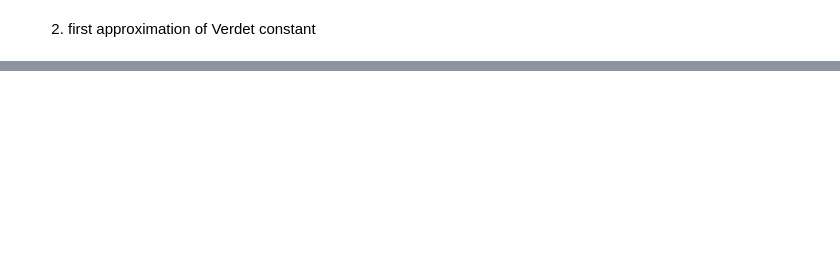
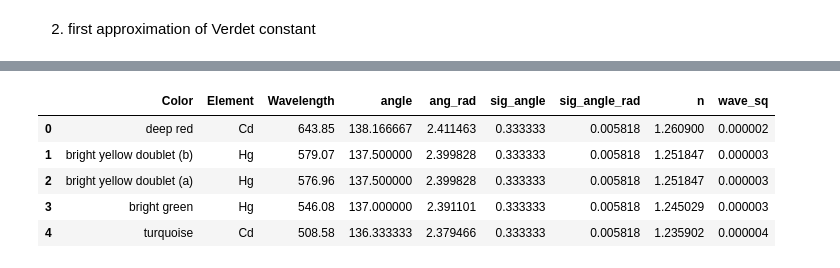
Before and after one commit to alberthu233/phys311_lab_report, a Jupyter notebook: faraday_rotation/faraday.ipynb, the cells around one changed output, grey strips where cells are left out. Cells and saved outputs as stored; diff of their text form; code cells hidden in the pictures; blank space fills up the shorter version.

```diff
--- a/faraday_rotation/faraday.ipynb
+++ b/faraday_rotation/faraday.ipynb
@@ -30,0 +158,19 @@ df2.head()
+# %%
+# snell's equation
+def sn(min_dev):
+    a = 60
+    a = math.radians(a)
+    up = math.sin((min_dev-a)/2)
+    down = math.sin((a)/2)
+    index_of_refraction = (up/down)
+    return index_of_refraction
+# 1/lambda^2
+def wave(lam):
+    return (1/(lam**2))
+
+a = 60
+min_dev = 138.16667
+up = math.sin(math.radians(min_dev-a)/2)
+down = math.sin(math.radians(a)/2)
+print(up)
+print(down)
@@ -30,0 +190,11 @@ df2.head()
+# %%
+df5["n"] = df5["ang_rad"].apply(sn)
+df5["wave_sq"] = df5["Wavelength"].apply(wave)
+df5.head()
+# %% [output]
+|  | Color | Element | Wavelength | angle | ang_rad | sig_angle | sig_angle_rad | n | wave_sq |
+| 0 | deep red | Cd | 643.85 | 138.166667 | 2.411463 | 0.333333 | 0.005818 | 1.260900 | 0.000002 |
+| 1 | bright yellow doublet (b) | Hg | 579.07 | 137.500000 | 2.399828 | 0.333333 | 0.005818 | 1.251847 | 0.000003 |
+| 2 | bright yellow doublet (a) | Hg | 576.96 | 137.500000 | 2.399828 | 0.333333 | 0.005818 | 1.251847 | 0.000003 |
+| 3 | bright green | Hg | 546.08 | 137.000000 | 2.391101 | 0.333333 | 0.005818 | 1.245029 | 0.000003 |
+| 4 | turquoise | Cd | 508.58 | 136.333333 | 2.379466 | 0.333333 | 0.005818 | 1.235902 | 0.000004 |
```
Also changed, not shown: parts of 19 cells of this notebook, 3 other files.
